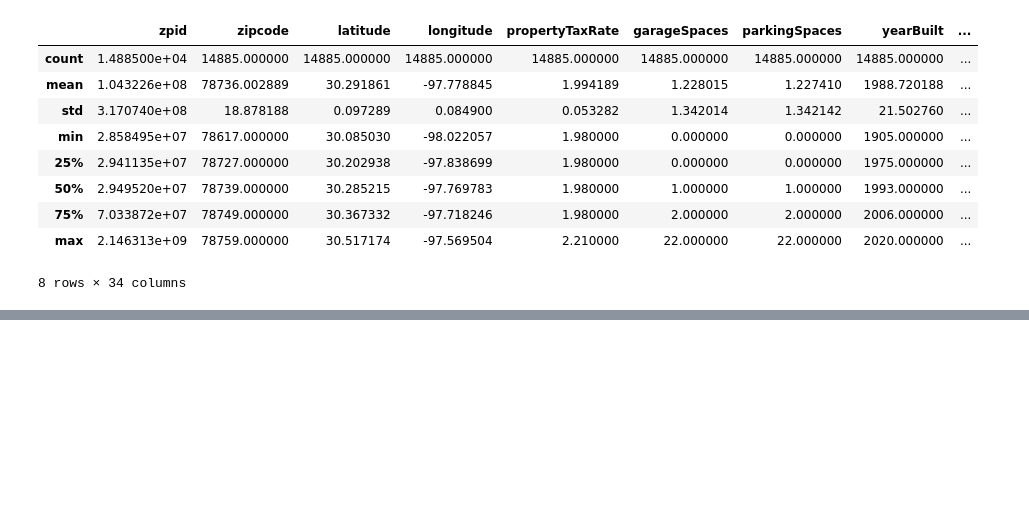
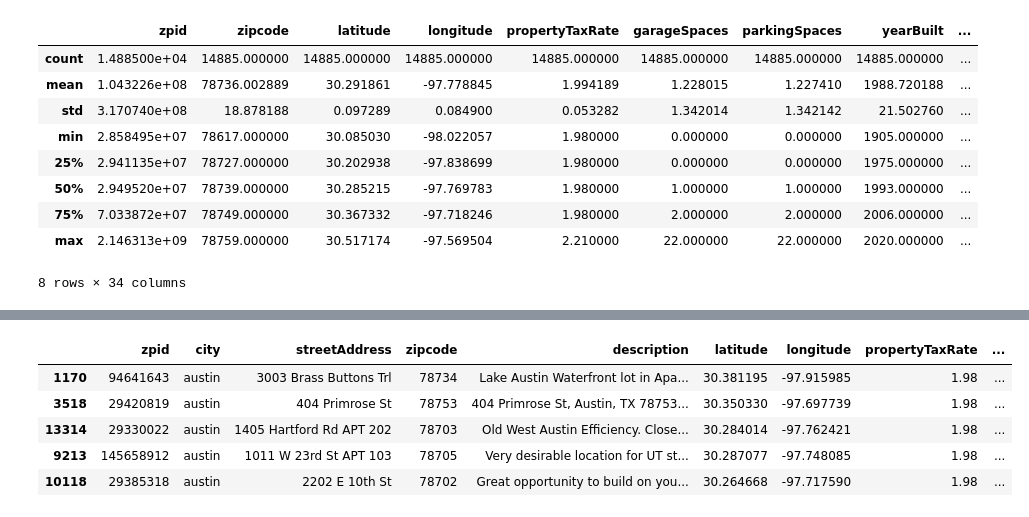
Before and after one commit to dianahandler/Final_Module20_Group3, a Jupyter notebook: Housing_Price_Data.ipynb, the cells around one changed output, grey strips where cells are left out. Saved outputs shown, nothing was run; the diff lists cells and outputs as text; code cells hidden in the pictures; blank space fills up the shorter version.

```diff
--- a/Housing_Price_Data.ipynb
+++ b/Housing_Price_Data.ipynb
@@ -152,0 +175,11 @@ df.describe()
+# %%
+# Checking livingAreaSqFt outliers
+pd.options.display.max_columns = None
+df.sort_values('livingAreaSqFt', ascending=True).head(5)
+# %% [output]
+|  | zpid | city | streetAddress | zipcode | description | latitude | longitude | propertyTaxRate | ... |
+| 1170 | 94641643 | austin | 3003 Brass Buttons Trl | 78734 | Lake Austin Waterfront lot in Apa... | 30.381195 | -97.915985 | 1.98 | ... |
+| 3518 | 29420819 | austin | 404 Primrose St | 78753 | 404 Primrose St, Austin, TX 78753... | 30.350330 | -97.697739 | 1.98 | ... |
+| 13314 | 29330022 | austin | 1405 Hartford Rd APT 202 | 78703 | Old West Austin Efficiency. Close... | 30.284014 | -97.762421 | 1.98 | ... |
+| 9213 | 145658912 | austin | 1011 W 23rd St APT 103 | 78705 | Very desirable location for UT st... | 30.287077 | -97.748085 | 1.98 | ... |
+| 10118 | 29385318 | austin | 2202 E 10th St | 78702 | Great opportunity to build on you... | 30.264668 | -97.717590 | 1.98 | ... |
```
Also changed, not shown: parts of 15 cells of this notebook.
